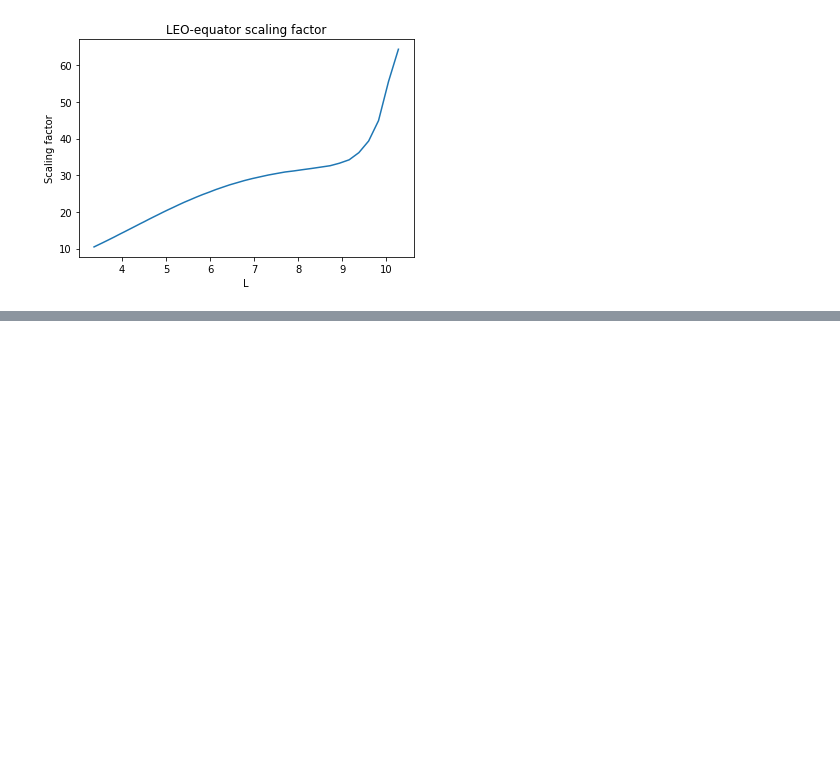
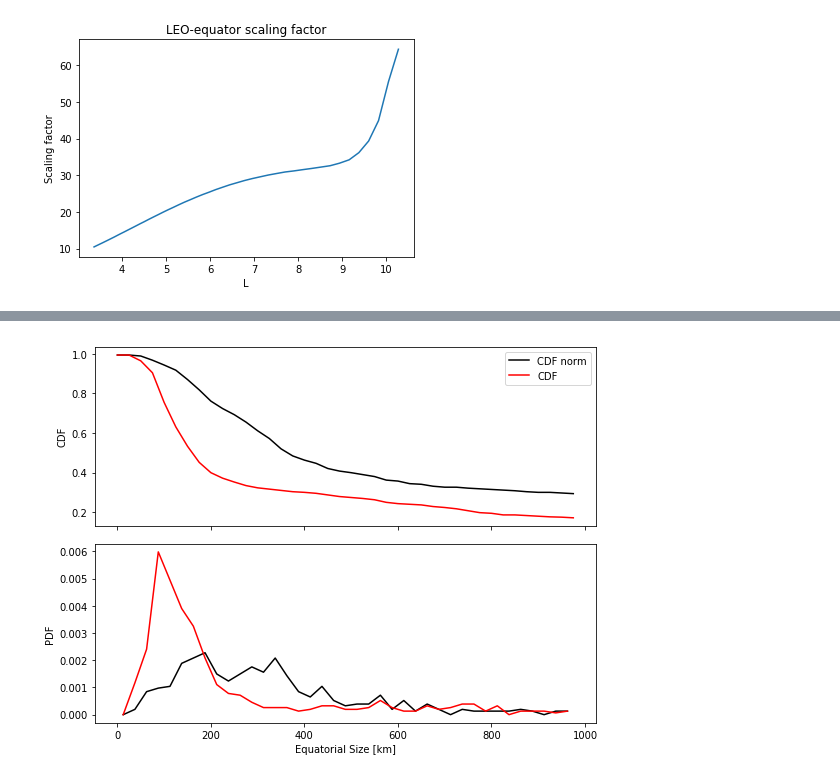
Before and after one commit to mshumko/ac6_microburst_scale_sizes, a Jupyter notebook: stats/microburst_cdf_equator.ipynb, the cells around one changed output, grey strips where cells are left out. Saved outputs shown, nothing was run; the diff lists cells and outputs as text; code cells hidden in the pictures; blank space fills up the shorter version.

```diff
--- a/stats/microburst_cdf_equator.ipynb
+++ b/stats/microburst_cdf_equator.ipynb
@@ -103,0 +136,16 @@ Santolik et al., 2003 used CLUSTER observations from L = 4.4 (Need to confirm th
+# %%
+total_detections = d_equator_norm.shape[0]
+cdf_norm = np.array([len(np.where(d_equator_norm > d)[0])/total_detections for d in bins])
+pdf_norm = (cdf_norm[:-1] - cdf_norm[1:])/bin_width
+
+fig, ax = plt.subplots(2, sharex=True, figsize=(8, 6))
+ax[0].plot(bins, cdf_norm, label='CDF norm', c='k');
+ax[1].plot(bins[:-1]+bin_width/2, pdf_norm, c='k');
+ax[0].plot(bins, cdf, label='CDF', c='r');
+ax[1].plot(bins[:-1]+bin_width/2, pdf, c='r');
+ax[0].set_ylabel('CDF');
+ax[1].set_xlabel('Equatorial Size [km]'); ax[1].set_ylabel('PDF');
+ax[0].legend();
+plt.tight_layout()
+# %% [output]
+[figure, added]
```
Also changed, not shown: parts of 5 cells of this notebook.
